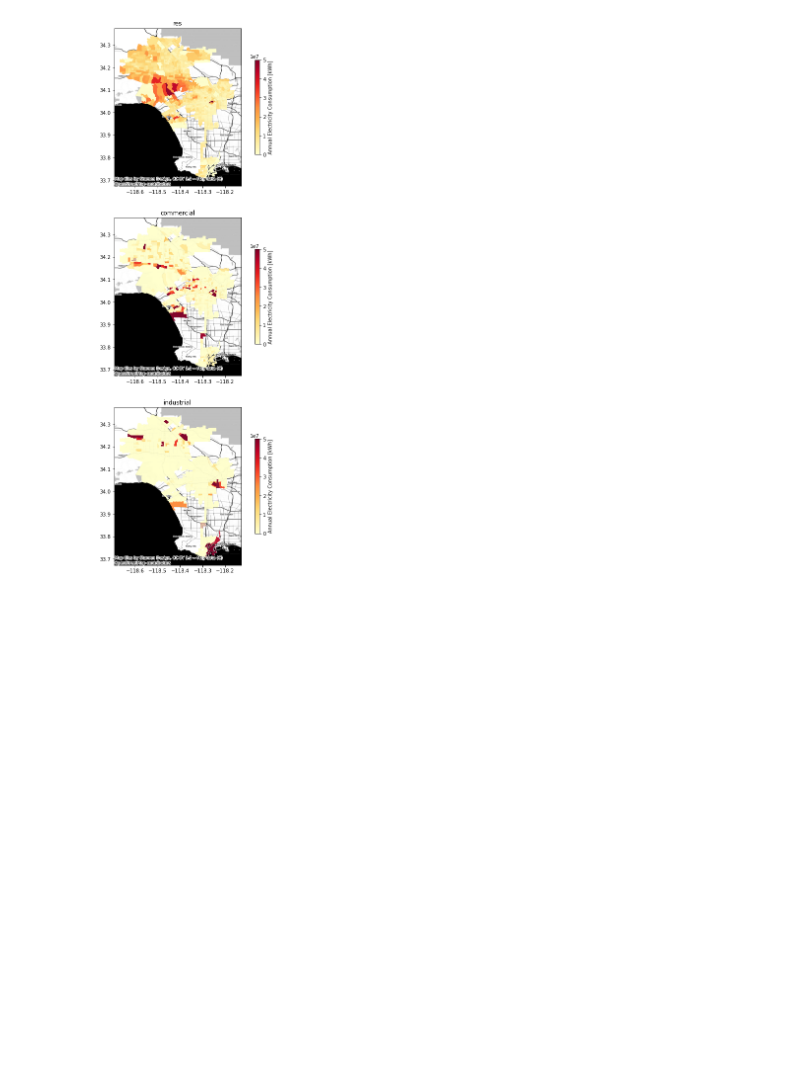
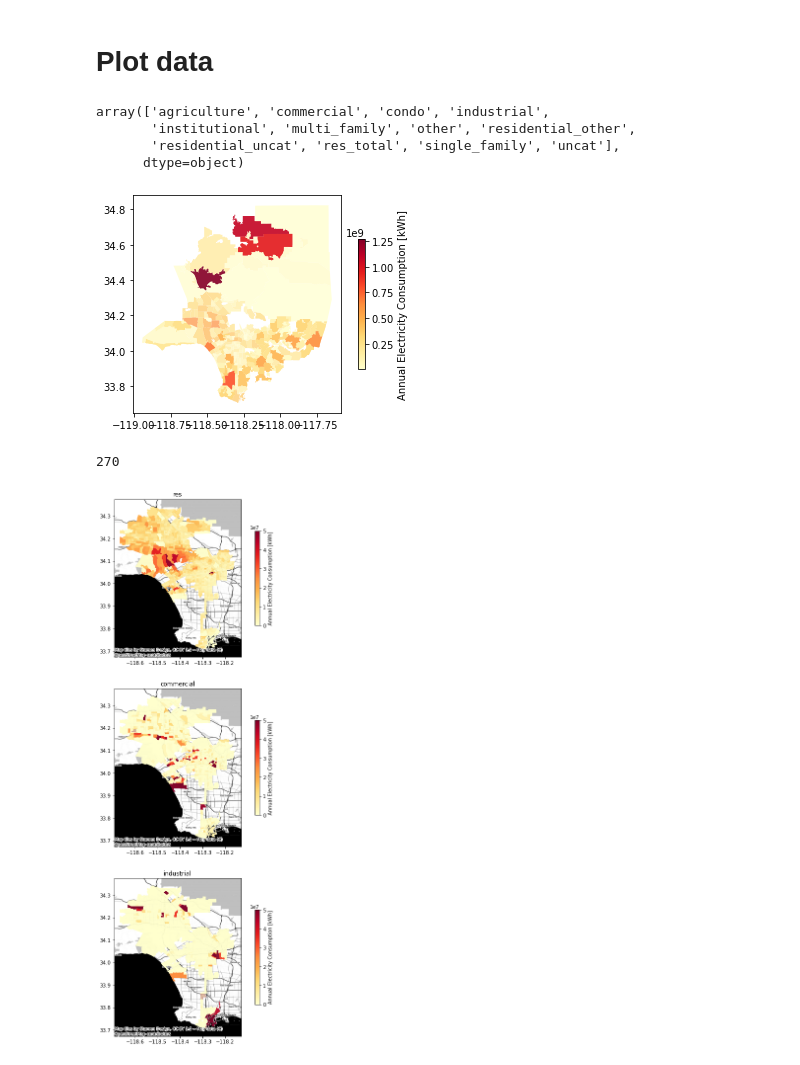
Before and after one commit to josephko91/anthropogenic-heat-la, a Jupyter notebook: explore-energy-atlas.ipynb, the cells around one changed output. Saved outputs shown, nothing was run; the diff lists cells and outputs as text; code cells hidden in the pictures; blank space fills up the shorter version.

```diff
--- a/explore-energy-atlas.ipynb
+++ b/explore-energy-atlas.ipynb
@@ -78,3 +90,27 @@ electricity_annual_gdf = census_tracts.merge(electricity_annual, on = 'geoid')
+# %% [markdown]
+# Plot data
+# %%
+usage_bld['usetype'].unique()
+# %% [output]
+array(['agriculture', 'commercial', 'condo', 'industrial',
+       'institutional', 'multi_family', 'other', 'residential_other',
+       'residential_uncat', 'res_total', 'single_family', 'uncat'],
+      dtype=object)
+# %%
+# testing: plot neighborhood level data
+gdf_filter = usage_bld[usage_bld['usetype'] == 'res_total']
+gdf_filter.plot(column = 'usage_kwh', alpha=0.7, legend=True,
+                cmap='YlOrRd',
+                #vmin = 0, vmax = 5*(10**7),
+                legend_kwds={'label':'Annual Electricity Consumption [kWh]', 'shrink': 0.6})
+
+ctx.add_basemap(ax=axes[i], source=ctx.providers.Stamen.Toner, crs=gdf_filter.crs) # notice the crs must match between basemap and data
+# %% [output]
+[figure, added]
+# %%
+len(usage_bld.name.unique())
+# %% [output]
+270
 # %%
 # plot annual electricity consumption by usetype (res, com, ind)
 building_type = ['res', 'commercial', 'industrial']
```
Also changed, not shown: parts of 7 cells of this notebook.
